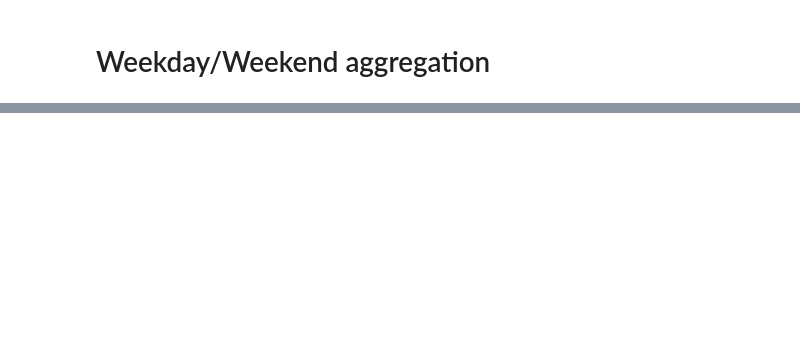
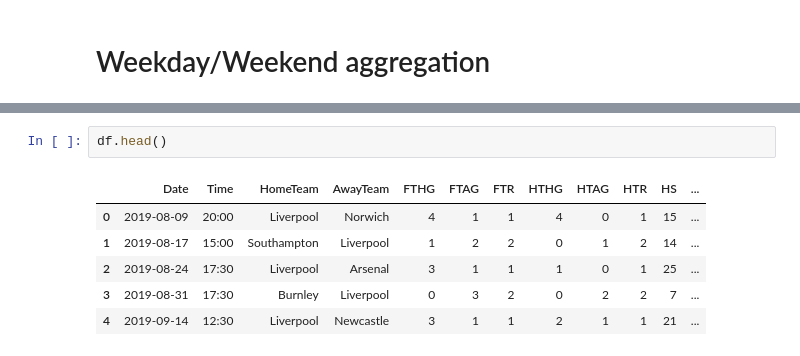
Before and after one commit to yssefunc/sport_analytics, a Jupyter notebook: code/eda.ipynb, the cells around one changed output, grey strips where cells are left out. Drawn from its saved outputs; the diff is of its cells as text; blank space fills up the shorter version.

```diff
--- a/code/eda.ipynb
+++ b/code/eda.ipynb
@@ -250,0 +346,9 @@ show_chart_2_2d(df_6, 'Weekend', ['2.5_above_final', '2.5_under_final'], False,
+# %%
+df.head()
+# %% [output]
+|  | Date | Time | HomeTeam | AwayTeam | FTHG | FTAG | FTR | HTHG | HTAG | HTR | HS | ... |
+| 0 | 2019-08-09 | 20:00 | Liverpool | Norwich | 4 | 1 | 1 | 4 | 0 | 1 | 15 | ... |
+| 1 | 2019-08-17 | 15:00 | Southampton | Liverpool | 1 | 2 | 2 | 0 | 1 | 2 | 14 | ... |
+| 2 | 2019-08-24 | 17:30 | Liverpool | Arsenal | 3 | 1 | 1 | 1 | 0 | 1 | 25 | ... |
+| 3 | 2019-08-31 | 17:30 | Burnley | Liverpool | 0 | 3 | 2 | 0 | 2 | 2 | 7 | ... |
+| 4 | 2019-09-14 | 12:30 | Liverpool | Newcastle | 3 | 1 | 1 | 2 | 1 | 1 | 21 | ... |
```
Also changed, not shown: parts of 32 cells of this notebook, 1 other file.
